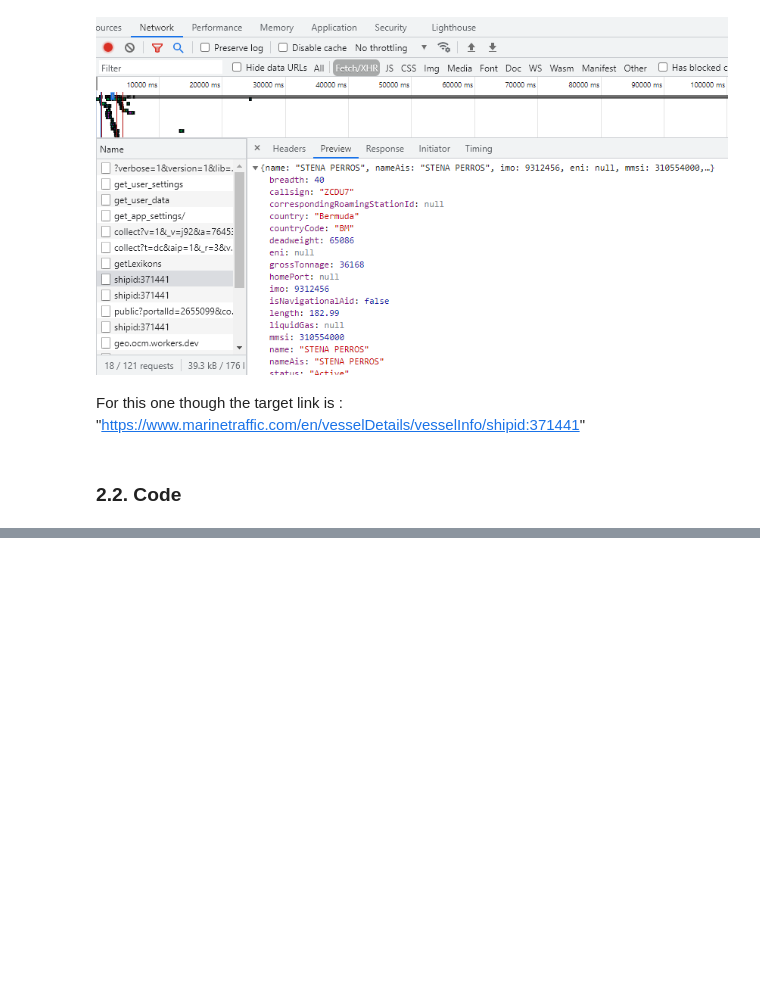
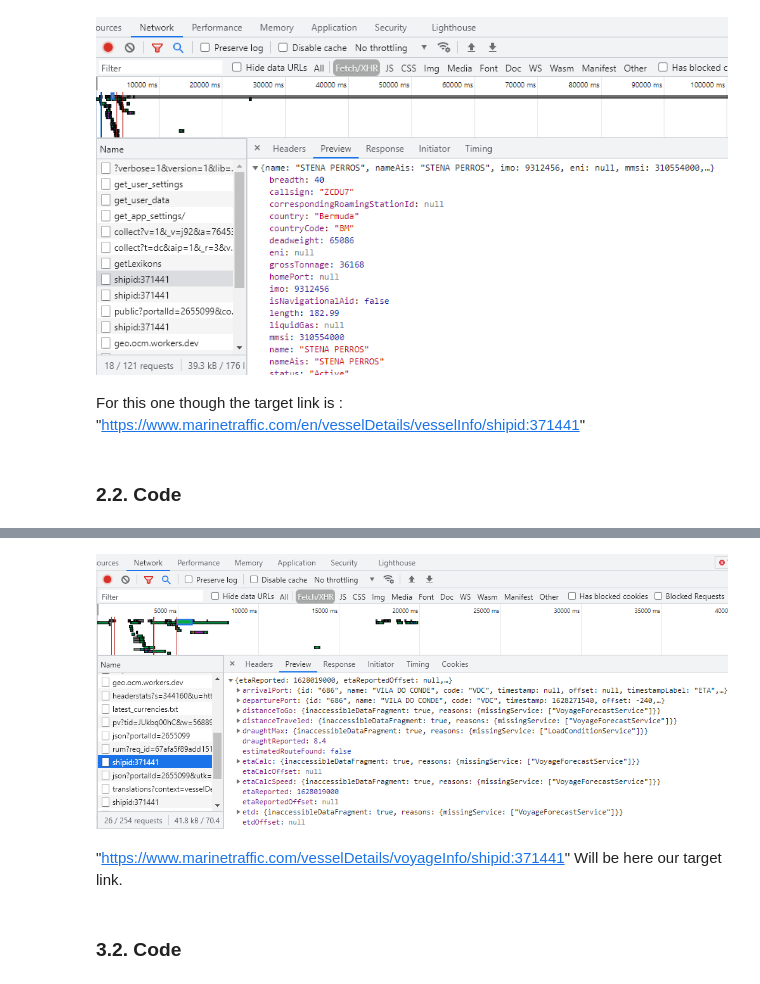
Before and after one commit to chikoungoun/Scraping, a Jupyter notebook: Marine Traffic/Marine Traffic Scraping with requests, XHR and JSON.ipynb, the cells around one changed output, grey strips where cells are left out. Saved outputs shown, nothing was run; the diff lists cells and outputs as text; code cells hidden in the pictures; blank space fills up the shorter version.

```diff
--- a/Marine Traffic/Marine Traffic Scraping with requests, XHR and JSON.ipynb
+++ b/Marine Traffic/Marine Traffic Scraping with requests, XHR and JSON.ipynb
@@ -117,3 +183,12 @@ For this one though the target link is : "https://www.marinetraffic.com/en/vesse
+# %%
+from IPython.display import Image
+Image(filename="img9.png")
+# %% [output]
+[figure, added]
+# %% [markdown]
+"https://www.marinetraffic.com/vesselDetails/voyageInfo/shipid:371441" Will be here our target link.
+# %% [markdown]
+### 3.2. Code
 # %%
 def get_ship_position(ship_id):
 
```
Also changed, not shown: parts of 6 cells of this notebook.
